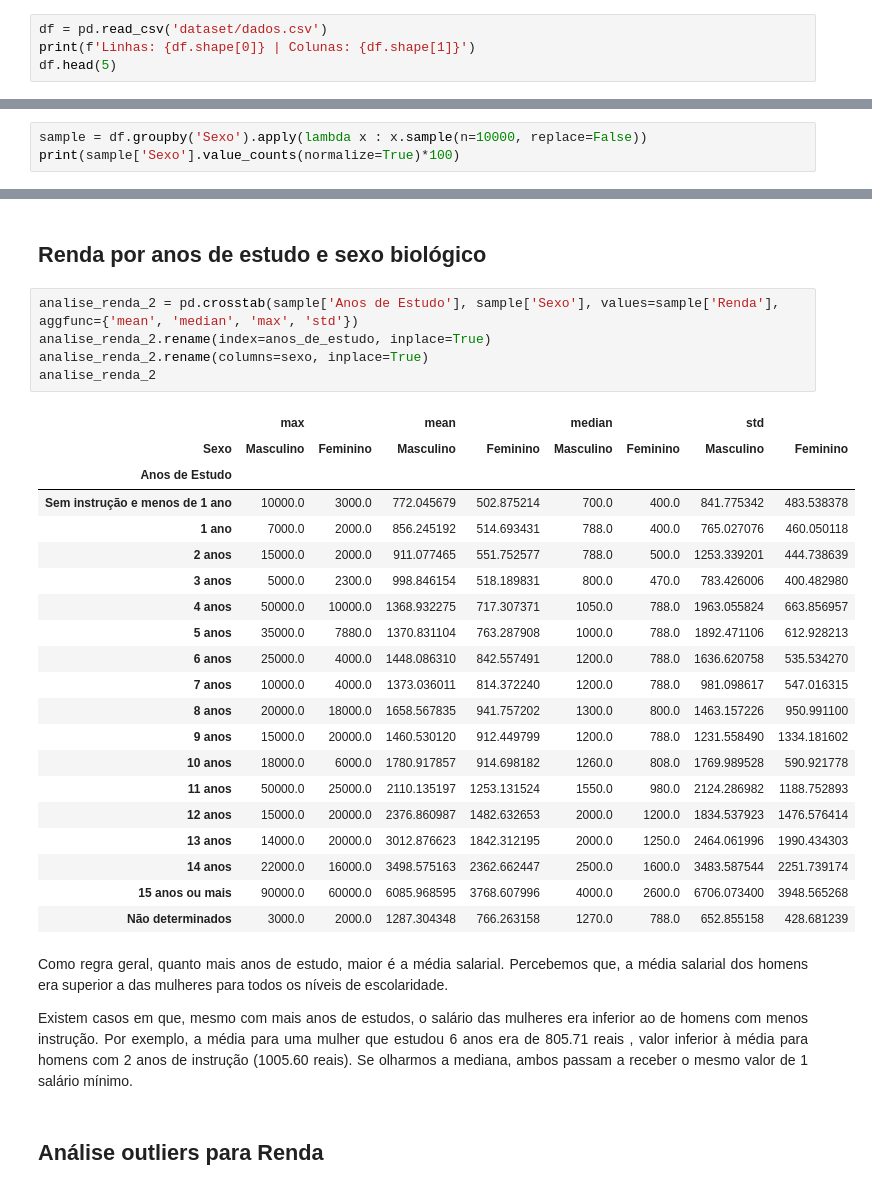
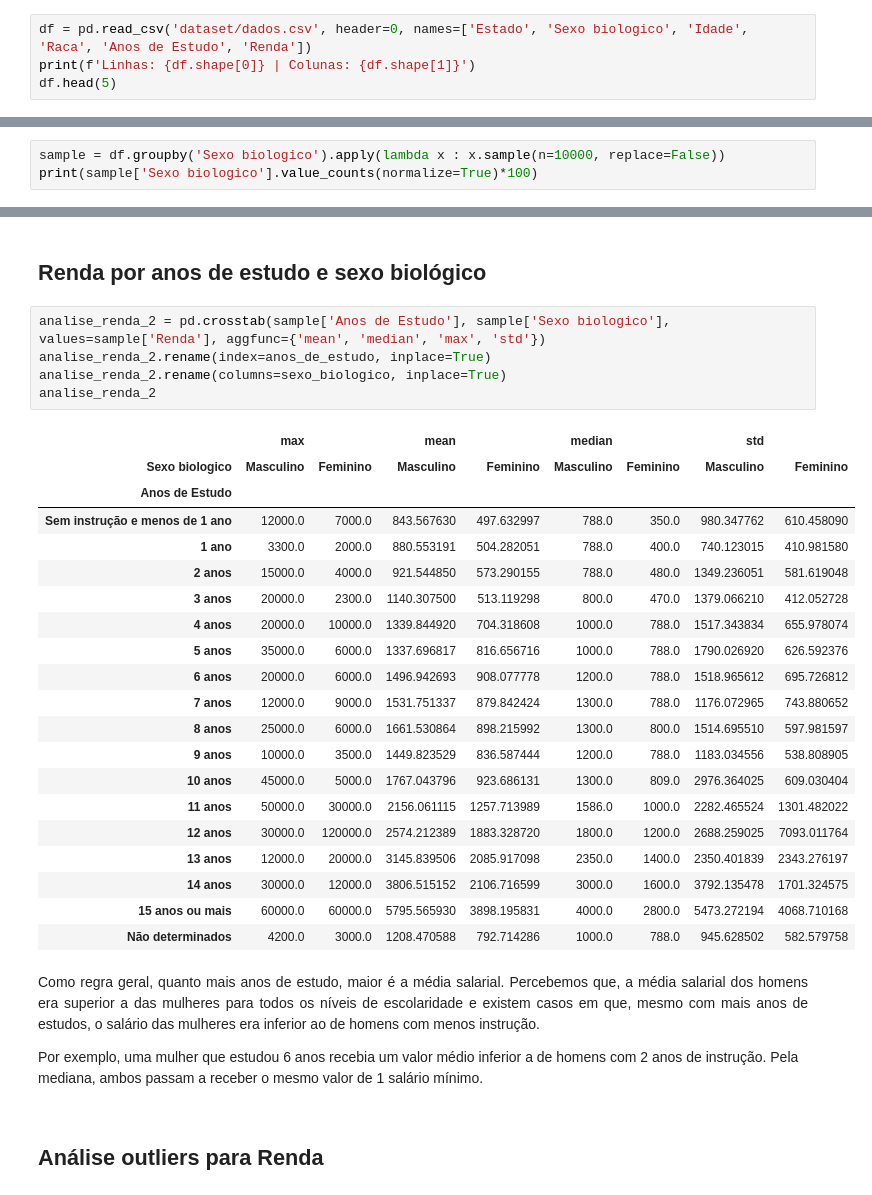
Before and after one commit to LilianeAquino/projeto_aplicado_estatistica, a Jupyter notebook: Análise_Descritiva.ipynb, the cells around one changed output, grey strips where cells are left out. Cells and saved outputs as stored; diff of their text form.

```diff
--- a/Análise_Descritiva.ipynb
+++ b/Análise_Descritiva.ipynb
@@ -130,5 +125,5 @@ np.set_printoptions(suppress=True, precision=3)
 # %%
-df = pd.read_csv('dataset/dados.csv')
+df = pd.read_csv('dataset/dados.csv', header=0, names=['Estado', 'Sexo biologico', 'Idade', 'Raca', 'Anos de Estudo', 'Renda'])
 print(f'Linhas: {df.shape[0]} | Colunas: {df.shape[1]}')
 df.head(5)
 # %% [output]
@@ -263,8 +258,8 @@ sample.describe()
 
 <p style='text-align: justify;'><font size=2.85>Na nossa amostra, para cada 2.257 homens chefes de família, há 1 mulher. Por isso, para mantermos uma comparação justa, usaremos uma amostra aleatória equilibrada de 10000 instâncias.</font></p>
 # %%
-sample = df.groupby('Sexo').apply(lambda x : x.sample(n=10000, replace=False))
-print(sample['Sexo'].value_counts(normalize=True)*100)
+sample = df.groupby('Sexo biologico').apply(lambda x : x.sample(n=10000, replace=False))
+print(sample['Sexo biologico'].value_counts(normalize=True)*100)
 # %% [output]
 0    50.0
 1    50.0
@@ -288,35 +283,35 @@ analise_renda
 # %% [markdown]
 ## Renda por anos de estudo e sexo biológico
 # %%
-analise_renda_2 = pd.crosstab(sample['Anos de Estudo'], sample['Sexo'], values=sample['Renda'], aggfunc={'mean', 'median', 'max', 'std'})
+analise_renda_2 = pd.crosstab(sample['Anos de Estudo'], sample['Sexo biologico'], values=sample['Renda'], aggfunc={'mean', 'median', 'max', 'std'})
 analise_renda_2.rename(index=anos_de_estudo, inplace=True)
-analise_renda_2.rename(columns=sexo, inplace=True)
+analise_renda_2.rename(columns=sexo_biologico, inplace=True)
 analise_renda_2
 # %% [output]
 |  | max |  | mean |  | median |  | std |  |
-| Sexo | Masculino | Feminino | Masculino | Feminino | Masculino | Feminino | Masculino | Feminino |
+| Sexo biologico | Masculino | Feminino | Masculino | Feminino | Masculino | Feminino | Masculino | Feminino |
 | Anos de Estudo |  |  |  |  |  |  |  |  |
-| Sem instrução e menos de 1 ano | 10000.0 | 3000.0 | 772.045679 | 502.875214 | 700.0 | 400.0 | 841.775342 | 483.538378 |
-| 1 ano | 7000.0 | 2000.0 | 856.245192 | 514.693431 | 788.0 | 400.0 | 765.027076 | 460.050118 |
-| 2 anos | 15000.0 | 2000.0 | 911.077465 | 551.752577 | 788.0 | 500.0 | 1253.339201 | 444.738639 |
-| 3 anos | 5000.0 | 2300.0 | 998.846154 | 518.189831 | 800.0 | 470.0 | 783.426006 | 400.482980 |
-| 4 anos | 50000.0 | 10000.0 | 1368.932275 | 717.307371 | 1050.0 | 788.0 | 1963.055824 | 663.856957 |
-| 5 anos | 35000.0 | 7880.0 | 1370.831104 | 763.287908 | 1000.0 | 788.0 | 1892.471106 | 612.928213 |
-| 6 anos | 25000.0 | 4000.0 | 1448.086310 | 842.557491 | 1200.0 | 788.0 | 1636.620758 | 535.534270 |
-| 7 anos | 10000.0 | 4000.0 | 1373.036011 | 814.372240 | 1200.0 | 788.0 | 981.098617 | 547.016315 |
-| 8 anos | 20000.0 | 18000.0 | 1658.567835 | 941.757202 | 1300.0 | 800.0 | 1463.157226 | 950.991100 |
-| 9 anos | 15000.0 | 20000.0 | 1460.530120 | 912.449799 | 1200.0 | 788.0 | 1231.558490 | 1334.181602 |
-| 10 anos | 18000.0 | 6000.0 | 1780.917857 | 914.698182 | 1260.0 | 808.0 | 1769.989528 | 590.921778 |
-| 11 anos | 50000.0 | 25000.0 | 2110.135197 | 1253.131524 | 1550.0 | 980.0 | 2124.286982 | 1188.752893 |
-| 12 anos | 15000.0 | 20000.0 | 2376.860987 | 1482.632653 | 2000.0 | 1200.0 | 1834.537923 | 1476.576414 |
-| 13 anos | 14000.0 | 20000.0 | 3012.876623 | 1842.312195 | 2000.0 | 1250.0 | 2464.061996 | 1990.434303 |
-| 14 anos | 22000.0 | 16000.0 | 3498.575163 | 2362.662447 | 2500.0 | 1600.0 | 3483.587544 | 2251.739174 |
-| 15 anos ou mais | 90000.0 | 60000.0 | 6085.968595 | 3768.607996 | 4000.0 | 2600.0 | 6706.073400 | 3948.565268 |
-| Não determinados | 3000.0 | 2000.0 | 1287.304348 | 766.263158 | 1270.0 | 788.0 | 652.855158 | 428.681239 |
+| Sem instrução e menos de 1 ano | 12000.0 | 7000.0 | 843.567630 | 497.632997 | 788.0 | 350.0 | 980.347762 | 610.458090 |
+| 1 ano | 3300.0 | 2000.0 | 880.553191 | 504.282051 | 788.0 | 400.0 | 740.123015 | 410.981580 |
+| 2 anos | 15000.0 | 4000.0 | 921.544850 | 573.290155 | 788.0 | 480.0 | 1349.236051 | 581.619048 |
+| 3 anos | 20000.0 | 2300.0 | 1140.307500 | 513.119298 | 800.0 | 470.0 | 1379.066210 | 412.052728 |
+| 4 anos | 20000.0 | 10000.0 | 1339.844920 | 704.318608 | 1000.0 | 788.0 | 1517.343834 | 655.978074 |
+| 5 anos | 35000.0 | 6000.0 | 1337.696817 | 816.656716 | 1000.0 | 788.0 | 1790.026920 | 626.592376 |
+| 6 anos | 20000.0 | 6000.0 | 1496.942693 | 908.077778 | 1200.0 | 788.0 | 1518.965612 | 695.726812 |
+| 7 anos | 12000.0 | 9000.0 | 1531.751337 | 879.842424 | 1300.0 | 788.0 | 1176.072965 | 743.880652 |
+| 8 anos | 25000.0 | 6000.0 | 1661.530864 | 898.215992 | 1300.0 | 800.0 | 1514.695510 | 597.981597 |
+| 9 anos | 10000.0 | 3500.0 | 1449.823529 | 836.587444 | 1200.0 | 788.0 | 1183.034556 | 538.808905 |
+| 10 anos | 45000.0 | 5000.0 | 1767.043796 | 923.686131 | 1300.0 | 809.0 | 2976.364025 | 609.030404 |
+| 11 anos | 50000.0 | 30000.0 | 2156.061115 | 1257.713989 | 1586.0 | 1000.0 | 2282.465524 | 1301.482022 |
+| 12 anos | 30000.0 | 120000.0 | 2574.212389 | 1883.328720 | 1800.0 | 1200.0 | 2688.259025 | 7093.011764 |
+| 13 anos | 12000.0 | 20000.0 | 3145.839506 | 2085.917098 | 2350.0 | 1400.0 | 2350.401839 | 2343.276197 |
+| 14 anos | 30000.0 | 12000.0 | 3806.515152 | 2106.716599 | 3000.0 | 1600.0 | 3792.135478 | 1701.324575 |
+| 15 anos ou mais | 60000.0 | 60000.0 | 5795.565930 | 3898.195831 | 4000.0 | 2800.0 | 5473.272194 | 4068.710168 |
+| Não determinados | 4200.0 | 3000.0 | 1208.470588 | 792.714286 | 1000.0 | 788.0 | 945.628502 | 582.579758 |
 # %% [markdown]
-<p style='text-align: justify;'><font size=2.85>Como regra geral, quanto mais anos de estudo, maior é a média salarial. Percebemos que, a média salarial dos homens era superior a das mulheres para todos os níveis de escolaridade.</font></p>
+<p style='text-align: justify;'><font size=2.85>Como regra geral, quanto mais anos de estudo, maior é a média salarial. Percebemos que, a média salarial dos homens era superior a das mulheres para todos os níveis de escolaridade e existem casos em que, mesmo com mais anos de estudos, o salário das mulheres era inferior ao de homens com menos instrução.</font></p> <p style='text-align: justify;'>
 
-<p style='text-align: justify;'><font size=2.85>Existem casos em que, mesmo com mais anos de estudos, o salário das mulheres era inferior ao de homens com menos instrução. Por exemplo, a média para uma mulher que estudou 6 anos era de 805.71 reais , valor inferior à média para homens com 2 anos de instrução (1005.60 reais). Se olharmos a mediana, ambos passam a receber o mesmo valor de 1 salário mínimo.</font></p>
+<font size=2.85>Por exemplo, uma mulher que estudou 6 anos recebia um valor médio inferior a de homens com 2 anos de instrução. Pela mediana, ambos passam a receber o mesmo valor de 1 salário mínimo.</font></p>
 # %% [markdown]
 ## Análise outliers para Renda
 # %%
```
Also changed, not shown: parts of 8 cells of this notebook, 2 other files.
